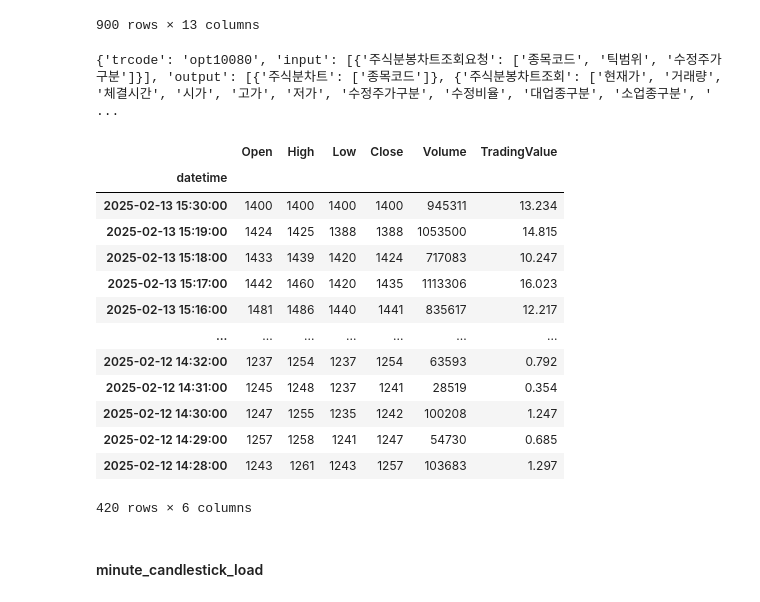
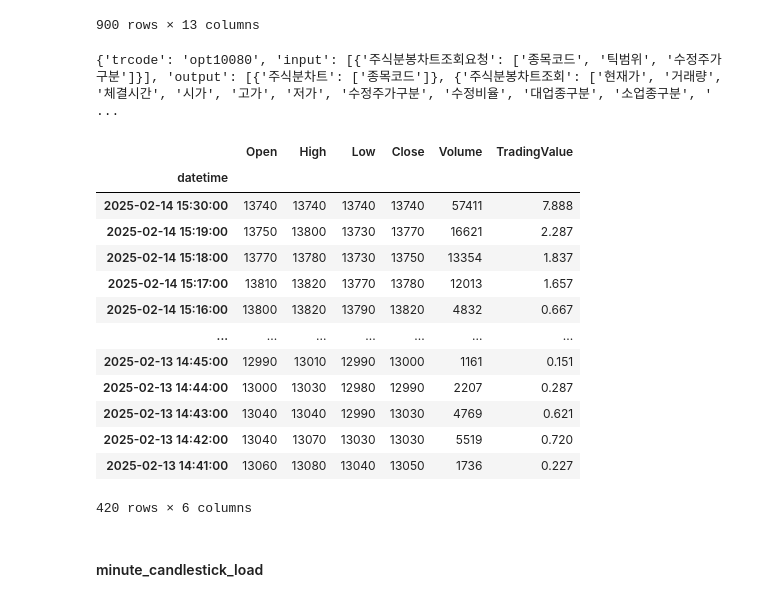
Before and after one commit to LiberSlave/trading, a Jupyter notebook: Excel/lab.ipynb, the cells around one changed output. Saved outputs shown, nothing was run; the diff lists cells and outputs as text; code cells hidden in the pictures.

```diff
--- a/Excel/lab.ipynb
+++ b/Excel/lab.ipynb
@@ -1734,22 +1914,22 @@ df
 | 899 | -3375 | 3186 | 20250210145400 | -3370 | -3375 | -3370 |  |  |  |  |  | ... |
 900 rows × 13 columns
 # %%
-process.minute_candlestick_save(kiwoom,'한화갤러리아')
+process.minute_candlestick_save('어보브반도체',kiwoom)
 # %% [output]
 {'trcode': 'opt10080', 'input': [{'주식분봉차트조회요청': ['종목코드', '틱범위', '수정주가구분']}], 'output': [{'주식분차트': ['종목코드']}, {'주식분봉차트조회': ['현재가', '거래량', '체결시간', '시가', '고가', '저가', '수정주가구분', '수정비율', '대업종구분', '소업종구분', ' ...
 |  | Open | High | Low | Close | Volume | TradingValue |
 | datetime |  |  |  |  |  |  |
-| 2025-02-13 15:30:00 | 1400 | 1400 | 1400 | 1400 | 945311 | 13.234 |
-| 2025-02-13 15:19:00 | 1424 | 1425 | 1388 | 1388 | 1053500 | 14.815 |
-| 2025-02-13 15:18:00 | 1433 | 1439 | 1420 | 1424 | 717083 | 10.247 |
-| 2025-02-13 15:17:00 | 1442 | 1460 | 1420 | 1435 | 1113306 | 16.023 |
-| 2025-02-13 15:16:00 | 1481 | 1486 | 1440 | 1441 | 835617 | 12.217 |
+| 2025-02-14 15:30:00 | 13740 | 13740 | 13740 | 13740 | 57411 | 7.888 |
+| 2025-02-14 15:19:00 | 13750 | 13800 | 13730 | 13770 | 16621 | 2.287 |
+| 2025-02-14 15:18:00 | 13770 | 13780 | 13730 | 13750 | 13354 | 1.837 |
+| 2025-02-14 15:17:00 | 13810 | 13820 | 13770 | 13780 | 12013 | 1.657 |
+| 2025-02-14 15:16:00 | 13800 | 13820 | 13790 | 13820 | 4832 | 0.667 |
 | ... | ... | ... | ... | ... | ... | ... |
-| 2025-02-12 14:32:00 | 1237 | 1254 | 1237 | 1254 | 63593 | 0.792 |
-| 2025-02-12 14:31:00 | 1245 | 1248 | 1237 | 1241 | 28519 | 0.354 |
-| 2025-02-12 14:30:00 | 1247 | 1255 | 1235 | 1242 | 100208 | 1.247 |
-| 2025-02-12 14:29:00 | 1257 | 1258 | 1241 | 1247 | 54730 | 0.685 |
-| 2025-02-12 14:28:00 | 1243 | 1261 | 1243 | 1257 | 103683 | 1.297 |
+| 2025-02-13 14:45:00 | 12990 | 13010 | 12990 | 13000 | 1161 | 0.151 |
+| 2025-02-13 14:44:00 | 13000 | 13030 | 12980 | 12990 | 2207 | 0.287 |
+| 2025-02-13 14:43:00 | 13040 | 13040 | 12990 | 13030 | 4769 | 0.621 |
+| 2025-02-13 14:42:00 | 13040 | 13070 | 13030 | 13030 | 5519 | 0.720 |
+| 2025-02-13 14:41:00 | 13060 | 13080 | 13040 | 13050 | 1736 | 0.227 |
 420 rows × 6 columns
 # %% [markdown]
 #### minute_candlestick_load
```
Also changed, not shown: parts of 29 cells of this notebook, 3 other files.
